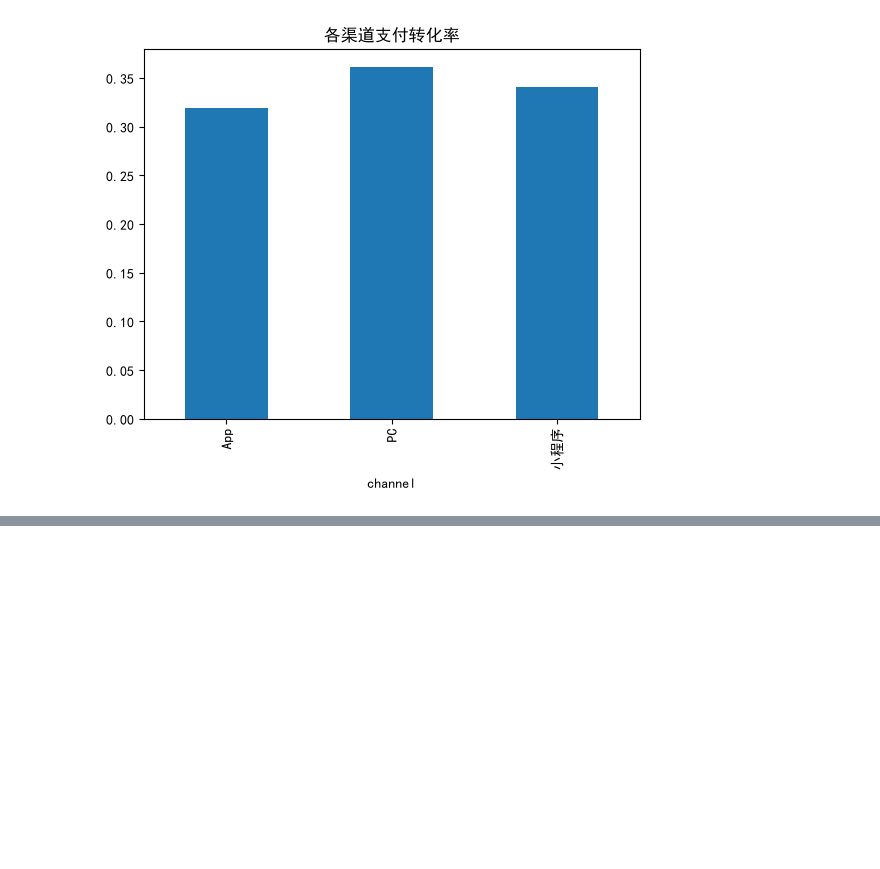
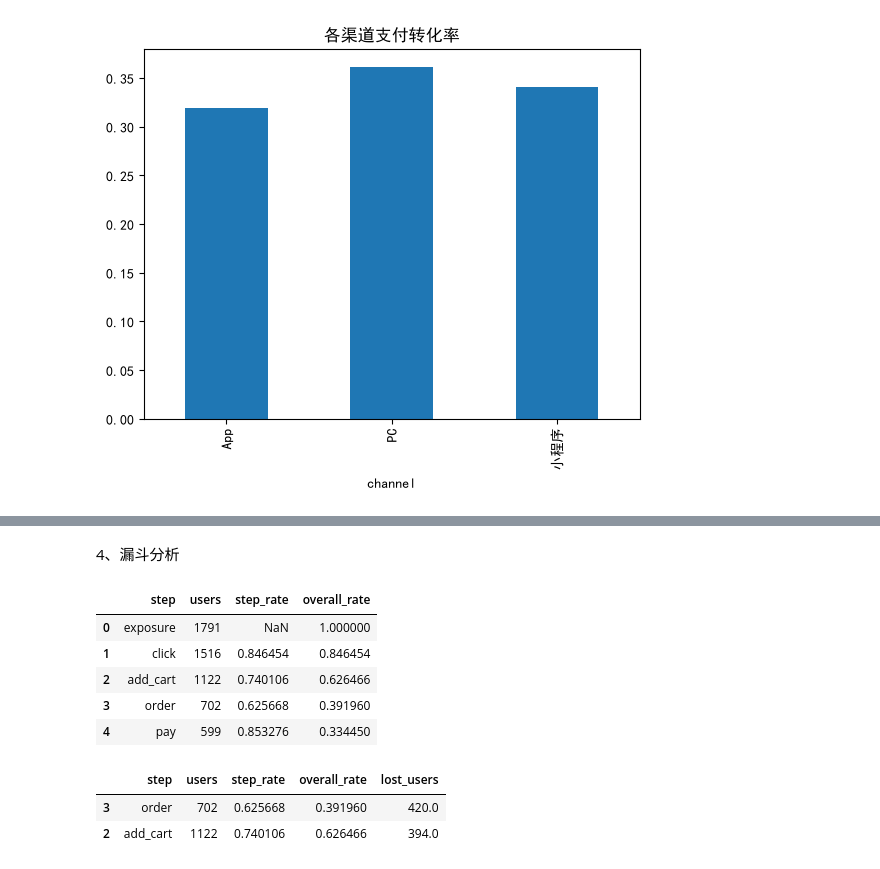
Before and after one commit to AAA-Smile/Data_Analysis_Process_Training, a Jupyter notebook: Python/analysis.ipynb, the cells around one changed output, grey strips where cells are left out. Drawn from its saved outputs; the diff is of its cells as text; code cells hidden in the pictures; blank space fills up the shorter version.

```diff
--- a/Python/analysis.ipynb
+++ b/Python/analysis.ipynb
@@ -135,0 +192,23 @@ g["pay_rate"].plot(kind="bar", title="各渠道支付转化率")
+# %% [markdown]
+4、漏斗分析
+# %%
+steps = ["exposure", "click", "add_cart", "order", "pay"]
+funnel = df1.groupby("event_type", observed=True)["user_id"].nunique().reindex(steps).fillna(0)
+funnel_df = pd.DataFrame({"step": steps, "users": funnel.values})
+funnel_df["step_rate"] = funnel_df["users"] / funnel_df["users"].shift(1)
+funnel_df["overall_rate"] = funnel_df["users"] / funnel_df["users"].iloc[0]
+funnel_df
+# %% [output]
+|  | step | users | step_rate | overall_rate |
+| 0 | exposure | 1791 | NaN | 1.000000 |
+| 1 | click | 1516 | 0.846454 | 0.846454 |
+| 2 | add_cart | 1122 | 0.740106 | 0.626466 |
+| 3 | order | 702 | 0.625668 | 0.391960 |
+| 4 | pay | 599 | 0.853276 | 0.334450 |
+# %%
+funnel_df["lost_users"] = funnel_df["users"].shift(1) - funnel_df["users"]
+funnel_df.sort_values("lost_users", ascending=False).head(2)
+# %% [output]
+|  | step | users | step_rate | overall_rate | lost_users |
+| 3 | order | 702 | 0.625668 | 0.391960 | 420.0 |
+| 2 | add_cart | 1122 | 0.740106 | 0.626466 | 394.0 |
```
Also changed, not shown: parts of 8 cells of this notebook, 1 other file.
